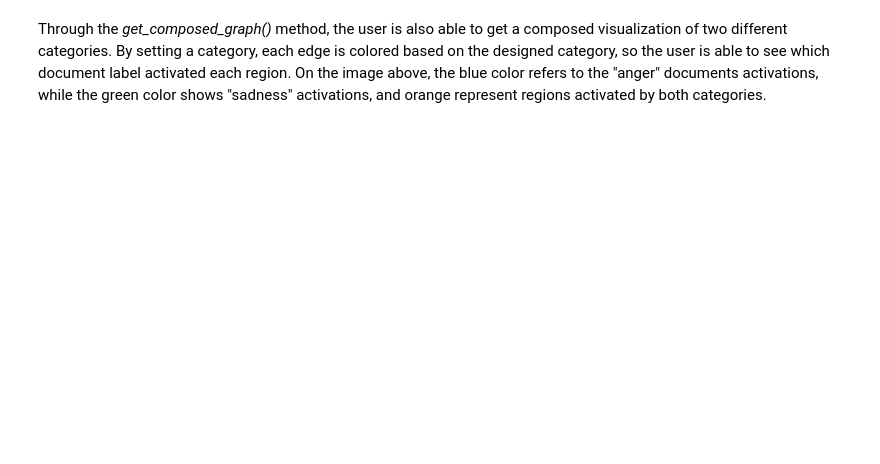
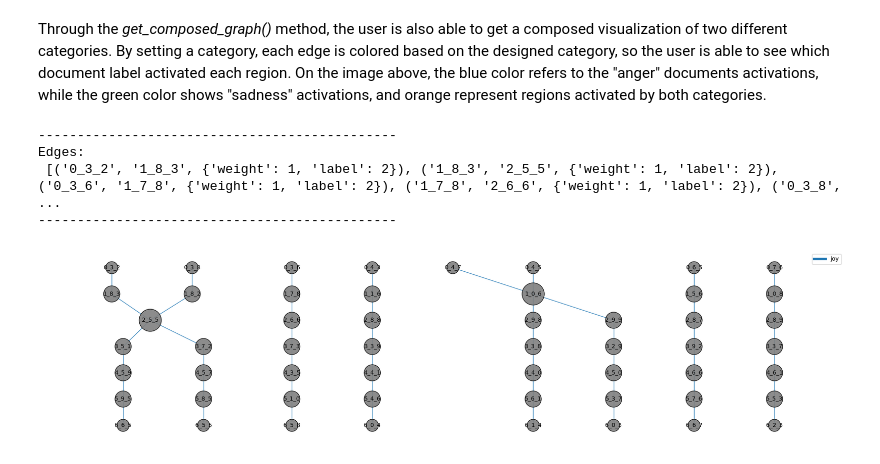
Before and after one commit to explic-ai/LLM-MRI, a Jupyter notebook: examples/Emotions.ipynb, the cells around one changed output. Saved outputs shown, nothing was run; the diff lists cells and outputs as text; code cells hidden in the pictures; blank space fills up the shorter version.

```diff
--- a/examples/Emotions.ipynb
+++ b/examples/Emotions.ipynb
@@ -126,2 +141,14 @@ plt.show()
 # %% [markdown]
 Through the _get_composed_graph()_ method, the user is also able to get a composed visualization of two different categories. By setting a category, each edge is colored based on the designed category, so the user is able to see which document label activated each region. On the image above, the blue color refers to the "anger" documents activations, while the green color shows "sadness" activations, and orange represent regions activated by both categories.
+# %%
+g = llm_mri.get_graph("joy")
+img = llm_mri.get_graph_image(g)
+
+plt.box(False)
+plt.show()
+# %% [output]
+----------------------------------------------
+Edges:
+ [('0_3_2', '1_8_3', {'weight': 1, 'label': 2}), ('1_8_3', '2_5_5', {'weight': 1, 'label': 2}), ('0_3_6', '1_7_8', {'weight': 1, 'label': 2}), ('1_7_8', '2_6_6', {'weight': 1, 'label': 2}), ('0_3_8',  ...
+----------------------------------------------
+[figure, added]
```
Also changed, not shown: parts of 24 cells of this notebook, 1 other file.
